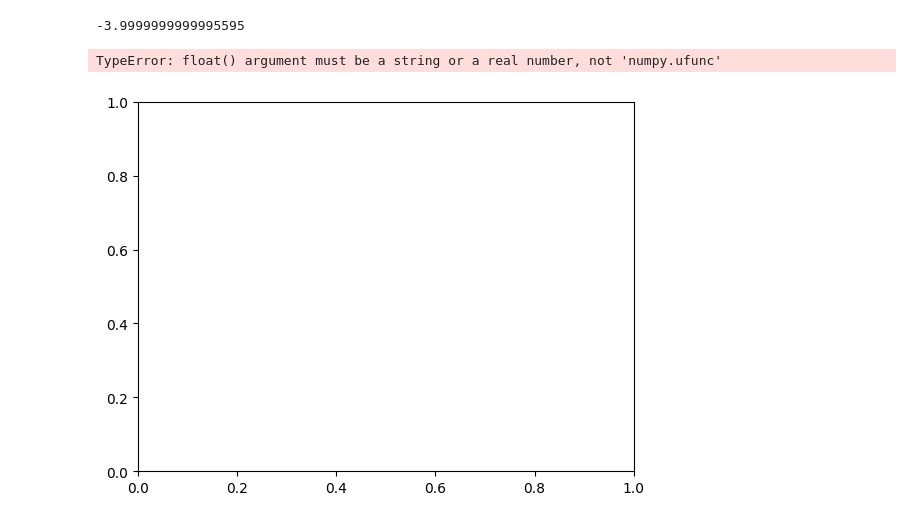
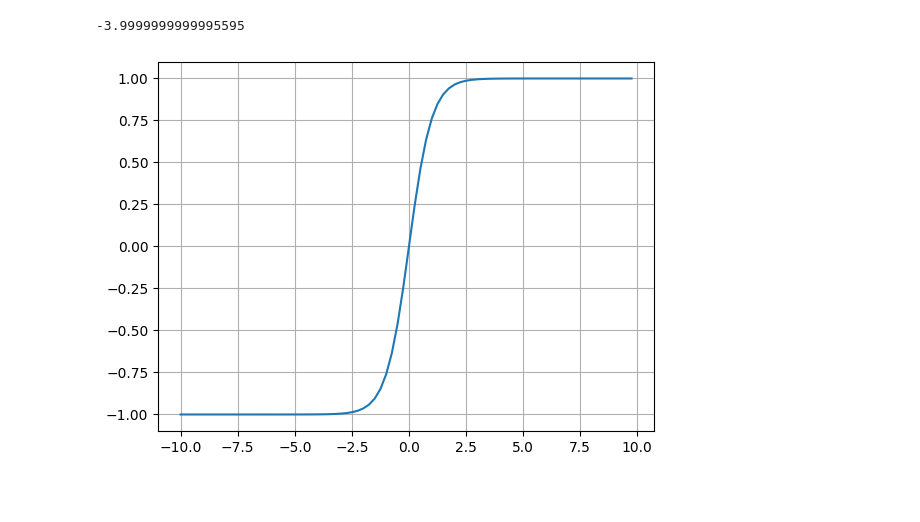
Before and after one commit to Stoic-Angel/Micrograd, a Jupyter notebook: micrograd.ipynb, the cells around one changed output. Cells and saved outputs as stored; diff of their text form; code cells hidden in the pictures; blank space fills up the shorter version.

```diff
--- a/micrograd.ipynb
+++ b/micrograd.ipynb
@@ -175,7 +206,7 @@ lol()
 # %% [output]
 -3.9999999999995595
 # %%
-plt.plot(np.tanh(np.arange(-5,5,0.2)))
+plt.plot(np.arange(-10,10,.25), np.tanh(np.arange(-10,10,.25)))
+plt.grid()
 # %% [output]
-TypeError: float() argument must be a string or a real number, not 'numpy.ufunc'
-[figure, old version]
+[figure, new version]
```
Also changed, not shown: parts of 18 cells of this notebook.
